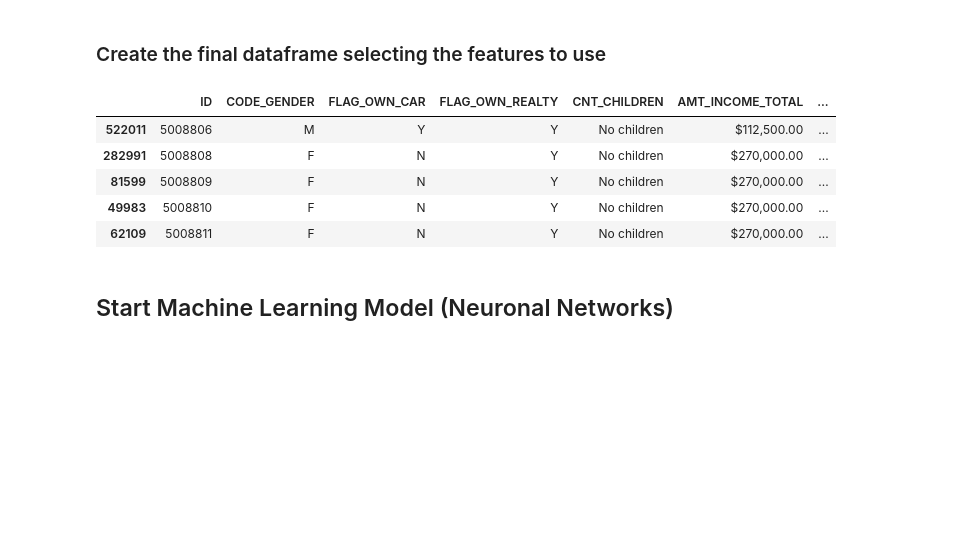
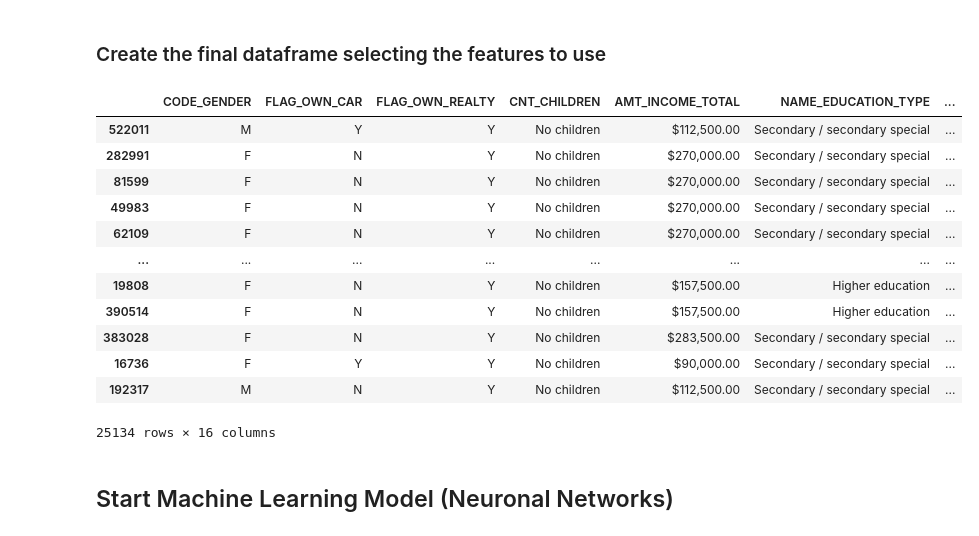
Before and after one commit to pato7mx/Credit-Card-Risk-Analysis-Machine-Learning, a Jupyter notebook: Machine Learning Related/Machine_Learning.ipynb, the cells around one changed output. Cells and saved outputs as stored; diff of their text form; code cells hidden in the pictures; blank space fills up the shorter version.

```diff
--- a/Machine Learning Related/Machine_Learning.ipynb
+++ b/Machine Learning Related/Machine_Learning.ipynb
@@ -242,15 +242,22 @@ application_df
 ### Create the final dataframe selecting the features to use
 # %%
 # Drop the non-beneficial columns, 'DAYS_BIRTH', 'BEGIN_MONTHS'.
-application_df.drop(['DAYS_BIRTH','BEGIN_MONTHS'],1, inplace =True)
-application_df.head()
+application_df.drop(['ID','DAYS_BIRTH','BEGIN_MONTHS'],1, inplace =True)
+application_df
 # %% [output]
-|  | ID | CODE_GENDER | FLAG_OWN_CAR | FLAG_OWN_REALTY | CNT_CHILDREN | AMT_INCOME_TOTAL | ... |
-| 522011 | 5008806 | M | Y | Y | No children | $112,500.00 | ... |
-| 282991 | 5008808 | F | N | Y | No children | $270,000.00 | ... |
-| 81599 | 5008809 | F | N | Y | No children | $270,000.00 | ... |
-| 49983 | 5008810 | F | N | Y | No children | $270,000.00 | ... |
-| 62109 | 5008811 | F | N | Y | No children | $270,000.00 | ... |
+|  | CODE_GENDER | FLAG_OWN_CAR | FLAG_OWN_REALTY | CNT_CHILDREN | AMT_INCOME_TOTAL | NAME_EDUCATION_TYPE | ... |
+| 522011 | M | Y | Y | No children | $112,500.00 | Secondary / secondary special | ... |
+| 282991 | F | N | Y | No children | $270,000.00 | Secondary / secondary special | ... |
+| 81599 | F | N | Y | No children | $270,000.00 | Secondary / secondary special | ... |
+| 49983 | F | N | Y | No children | $270,000.00 | Secondary / secondary special | ... |
+| 62109 | F | N | Y | No children | $270,000.00 | Secondary / secondary special | ... |
+| ... | ... | ... | ... | ... | ... | ... | ... |
+| 19808 | F | N | Y | No children | $157,500.00 | Higher education | ... |
+| 390514 | F | N | Y | No children | $157,500.00 | Higher education | ... |
+| 383028 | F | N | Y | No children | $283,500.00 | Secondary / secondary special | ... |
+| 16736 | F | Y | Y | No children | $90,000.00 | Secondary / secondary special | ... |
+| 192317 | M | N | Y | No children | $112,500.00 | Secondary / secondary special | ... |
+25134 rows × 16 columns
 # %% [markdown]
 ## Start Machine Learning Model (Neuronal Networks)
 # %%
```
Also changed, not shown: parts of 7 cells of this notebook, 1 other file.
